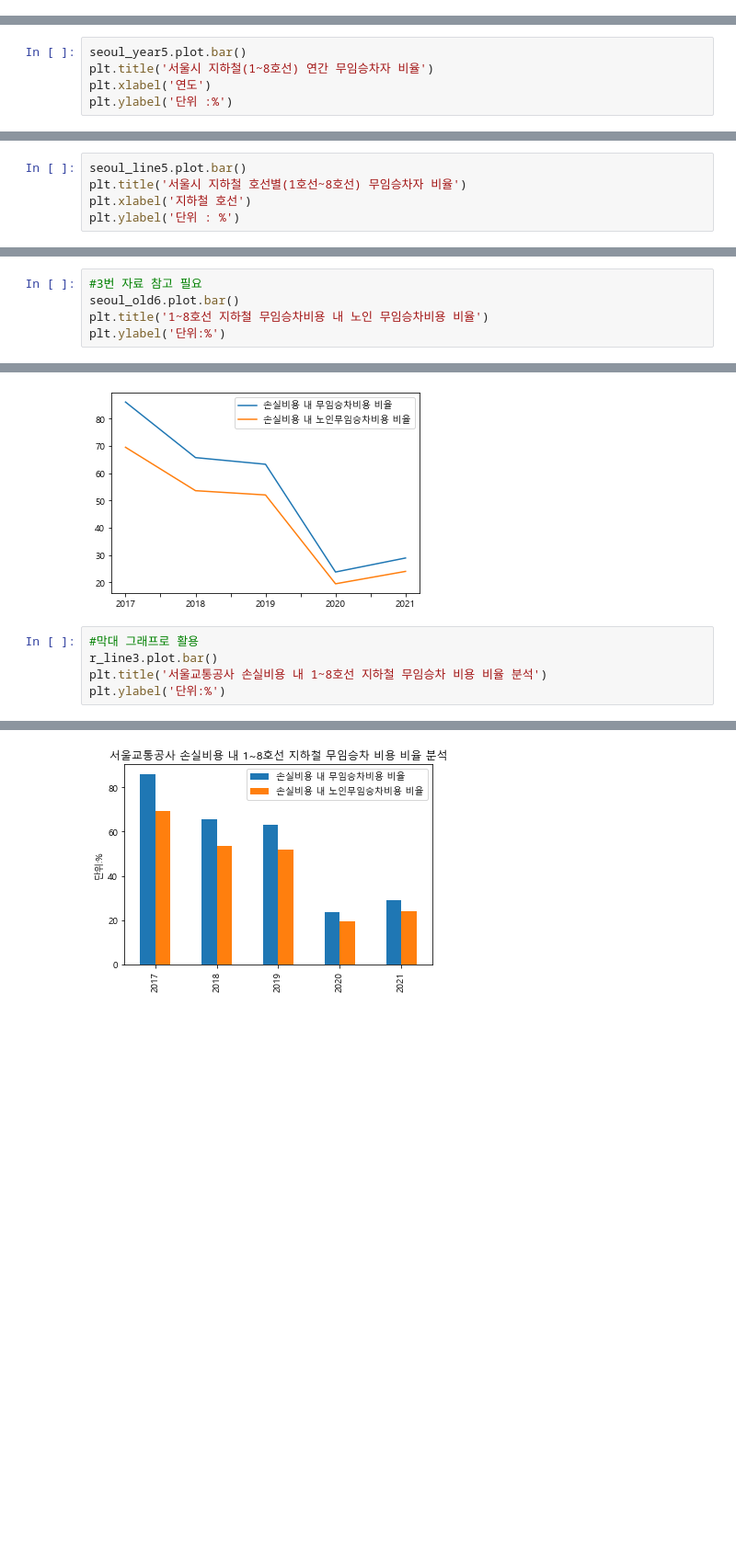
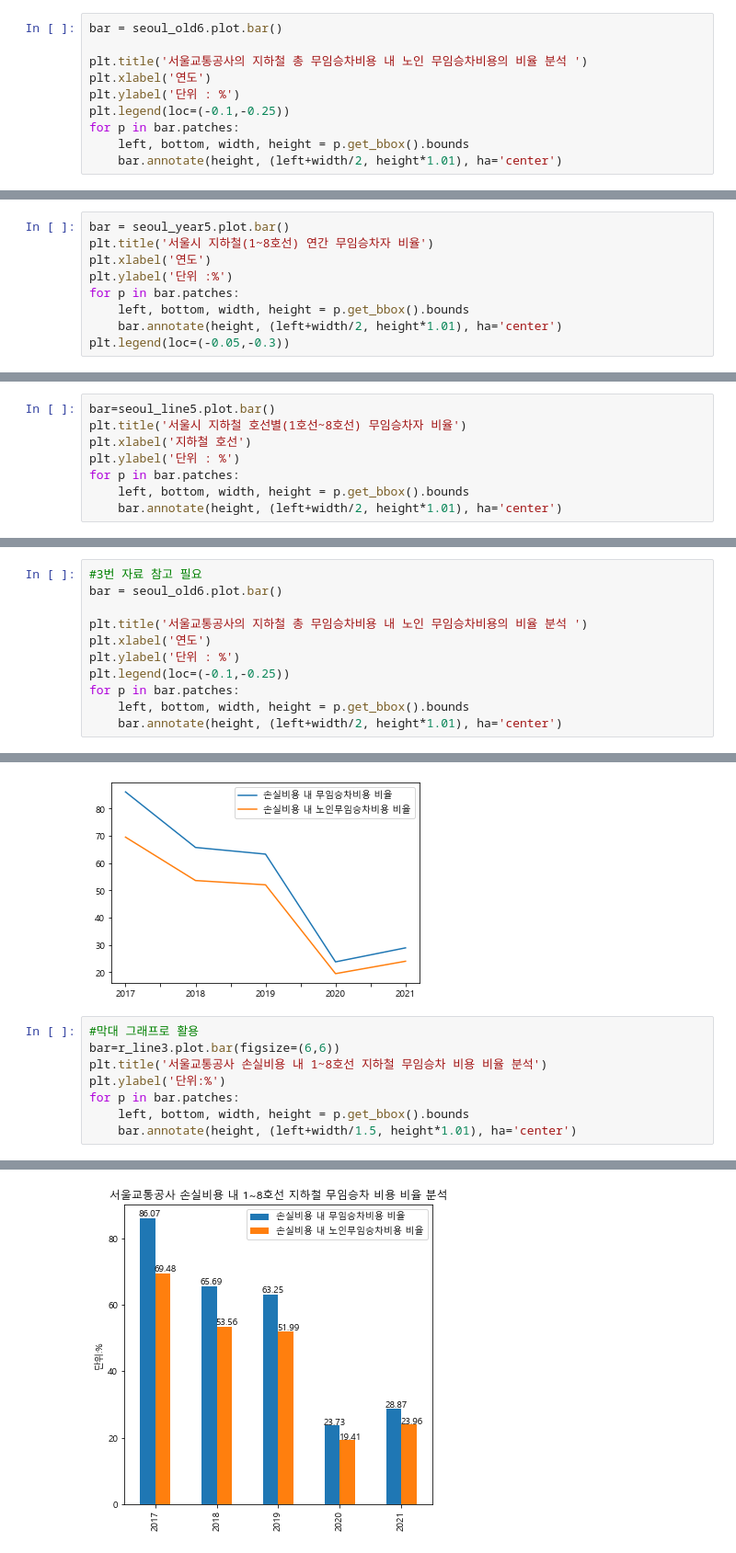
Before and after one commit to limjs1024/semi-project, a Jupyter notebook: teamprject.ipynb, the cells around one changed output, grey strips where cells are left out. Shown at 92% size. Drawn from its saved outputs; the diff is of its cells as text; blank space fills up the shorter version.

```diff
--- a/teamprject.ipynb
+++ b/teamprject.ipynb
@@ -721,0 +709,10 @@ Text(0, 0.5, '단위 : %')
+# %%
+bar = seoul_old6.plot.bar()
+
+plt.title('서울교통공사의 지하철 총 무임승차비용 내 노인 무임승차비용의 비율 분석 ')
+plt.xlabel('연도')
+plt.ylabel('단위 : %')
+plt.legend(loc=(-0.1,-0.25))
+for p in bar.patches:
+    left, bottom, width, height = p.get_bbox().bounds
+    bar.annotate(height, (left+width/2, height*1.01), ha='center')
@@ -1119,8 +1127,12 @@ seoul_year5
 # %% [markdown]
 **연간 무임승차자 비율 시각화**
 # %%
-seoul_year5.plot.bar()
+bar = seoul_year5.plot.bar()
 plt.title('서울시 지하철(1~8호선) 연간 무임승차자 비율')
 plt.xlabel('연도')
 plt.ylabel('단위 :%')
+for p in bar.patches:
+    left, bottom, width, height = p.get_bbox().bounds
+    bar.annotate(height, (left+width/2, height*1.01), ha='center')
+plt.legend(loc=(-0.05,-0.3))
 # %% [output]
@@ -1547,8 +1564,11 @@ seoul_line4
 # %%
 seoul_line5=seoul_line4['무임승차자 비율']
 # %%
-seoul_line5.plot.bar()
+bar=seoul_line5.plot.bar()
 plt.title('서울시 지하철 호선별(1호선~8호선) 무임승차자 비율')
 plt.xlabel('지하철 호선')
 plt.ylabel('단위 : %')
+for p in bar.patches:
+    left, bottom, width, height = p.get_bbox().bounds
+    bar.annotate(height, (left+width/2, height*1.01), ha='center')
 # %% [output]
@@ -1677,7 +1704,13 @@ Text(0, 0.5, '단위:%')
 [figure]
 # %%
 #3번 자료 참고 필요
-seoul_old6.plot.bar()
-plt.title('1~8호선 지하철 무임승차비용 내 노인 무임승차비용 비율')
-plt.ylabel('단위:%')
+bar = seoul_old6.plot.bar()
+
+plt.title('서울교통공사의 지하철 총 무임승차비용 내 노인 무임승차비용의 비율 분석 ')
+plt.xlabel('연도')
+plt.ylabel('단위 : %')
+plt.legend(loc=(-0.1,-0.25))
+for p in bar.patches:
+    left, bottom, width, height = p.get_bbox().bounds
+    bar.annotate(height, (left+width/2, height*1.01), ha='center')
 # %% [output]
@@ -1744,7 +1783,10 @@ r_line3.plot()
 [figure]
 # %%
 #막대 그래프로 활용
-r_line3.plot.bar()
+bar=r_line3.plot.bar(figsize=(6,6))
 plt.title('서울교통공사 손실비용 내 1~8호선 지하철 무임승차 비용 비율 분석')
 plt.ylabel('단위:%')
+for p in bar.patches:
+    left, bottom, width, height = p.get_bbox().bounds
+    bar.annotate(height, (left+width/1.5, height*1.01), ha='center')
 # %% [output]
@@ -1754 +1805 @@ Text(0, 0.5, '단위:%')
-[figure, old version]
+[figure, new version]
```
Also changed, not shown: parts of 8 cells of this notebook.
